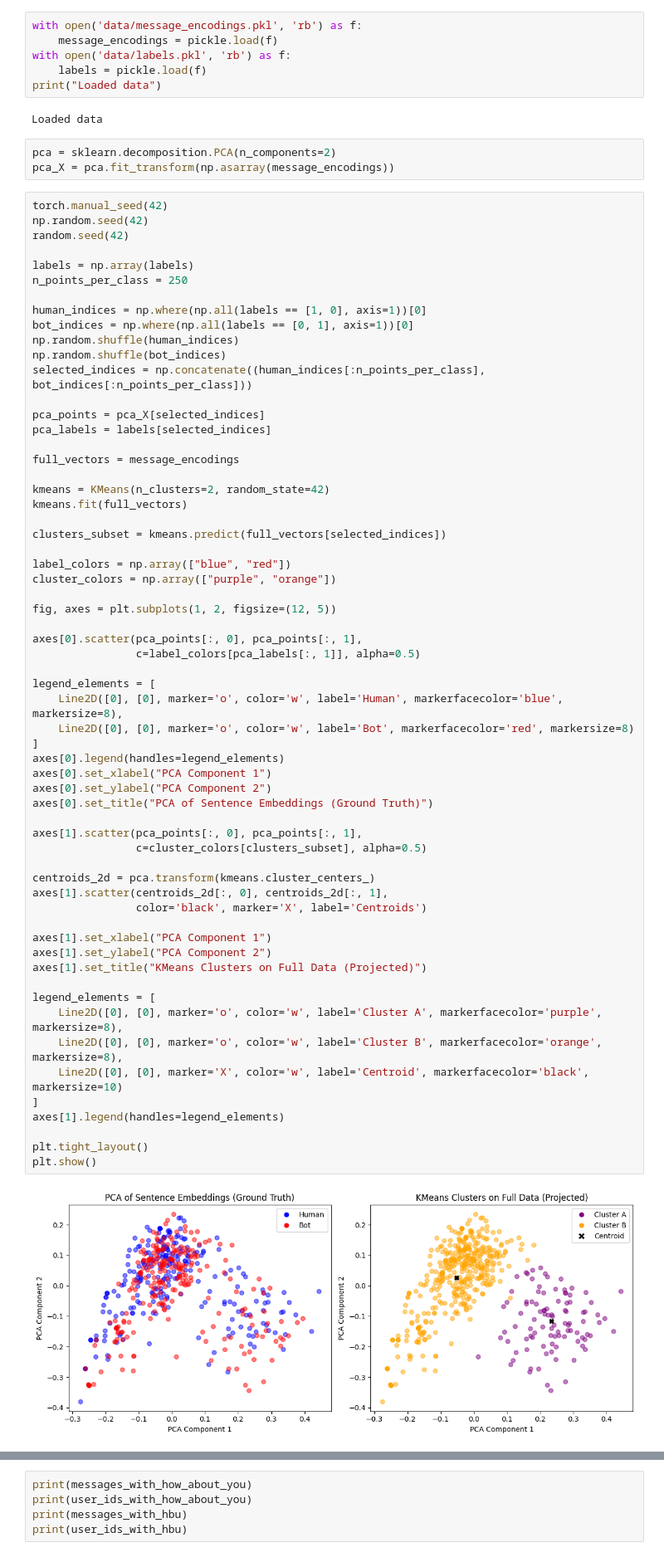
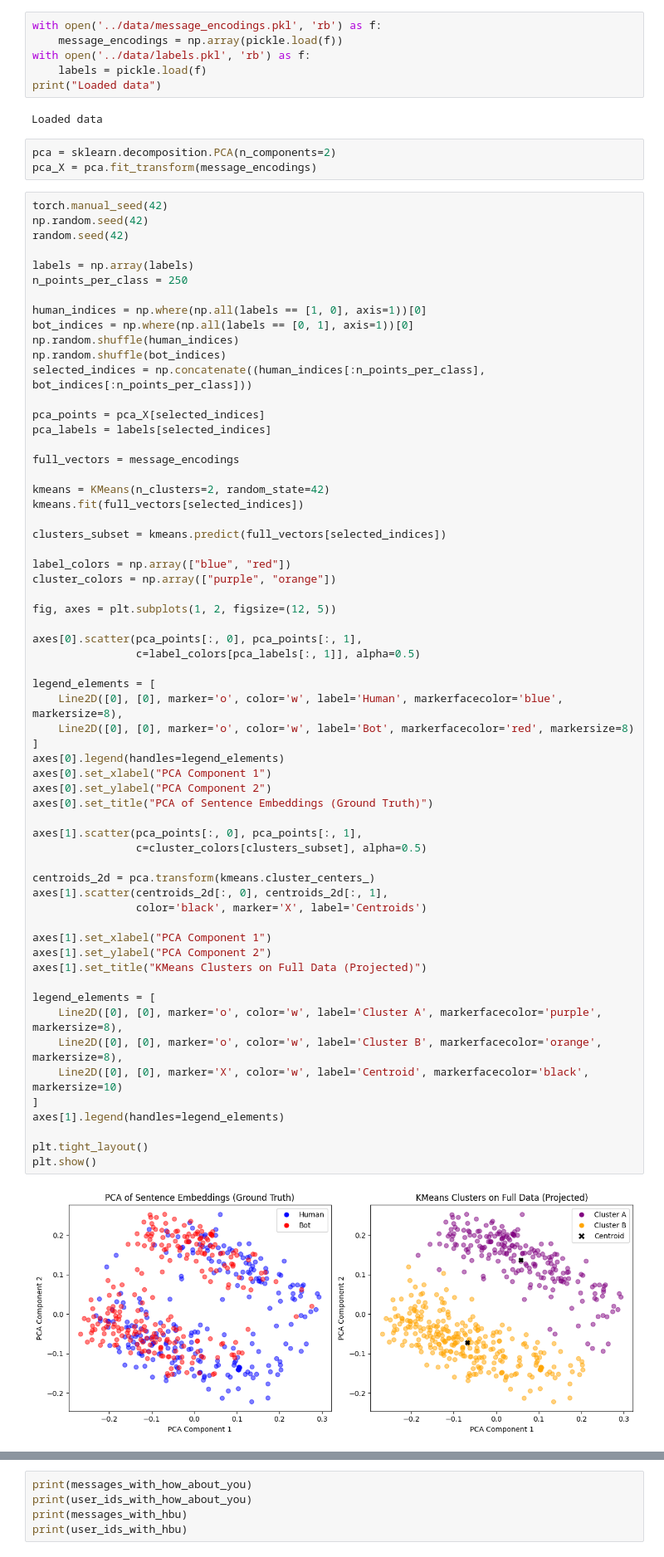
Before and after one commit to Viktor-Szolga/reverse-turing-game-classifier, a Jupyter notebook: analysis/data_analysis.ipynb, the cells around one changed output, grey strips where cells are left out. Shown: that part at 83% size. Cells and saved outputs as stored; diff of their text form.

```diff
--- a/analysis/data_analysis.ipynb
+++ b/analysis/data_analysis.ipynb
@@ -498,16 +461,16 @@ print(sum(1 if len(msg)>0 and msg[-1] in punctuation_list else 0 for msg, user_i
 Fraction of messages ending in punctuation for humans
 0.2026290477717217
 # %%
-with open('data/message_encodings.pkl', 'rb') as f:
-    message_encodings = pickle.load(f)
-with open('data/labels.pkl', 'rb') as f:
+with open('../data/message_encodings.pkl', 'rb') as f:
+    message_encodings = np.array(pickle.load(f))
+with open('../data/labels.pkl', 'rb') as f:
     labels = pickle.load(f)
 print("Loaded data")
 # %% [output]
 Loaded data
 # %%
 pca = sklearn.decomposition.PCA(n_components=2)
-pca_X = pca.fit_transform(np.asarray(message_encodings))
+pca_X = pca.fit_transform(message_encodings)
 # %%
 torch.manual_seed(42)
 np.random.seed(42)
@@ -528,7 +491,7 @@ pca_labels = labels[selected_indices]
 full_vectors = message_encodings
 
 kmeans = KMeans(n_clusters=2, random_state=42)
-kmeans.fit(full_vectors)
+kmeans.fit(full_vectors[selected_indices])
 
 clusters_subset = kmeans.predict(full_vectors[selected_indices])
 
@@ -543,34 +506,34 @@ axes[0].scatter(pca_points[:, 0], pca_points[:, 1],
 legend_elements = [
     Line2D([0], [0], marker='o', color='w', label='Human', markerfacecolor='blue', markersize=8),
     Line2D([0], [0], marker='o', color='w', label='Bot', markerfacecolor='red', markersize=8)
 ]
 axes[0].legend(handles=legend_elements)
 axes[0].set_xlabel("PCA Component 1")
 axes[0].set_ylabel("PCA Component 2")
 axes[0].set_title("PCA of Sentence Embeddings (Ground Truth)")
 
 axes[1].scatter(pca_points[:, 0], pca_points[:, 1],
                 c=cluster_colors[clusters_subset], alpha=0.5)
 
 centroids_2d = pca.transform(kmeans.cluster_centers_)
 axes[1].scatter(centroids_2d[:, 0], centroids_2d[:, 1],
                 color='black', marker='X', label='Centroids')
 
 axes[1].set_xlabel("PCA Component 1")
 axes[1].set_ylabel("PCA Component 2")
 axes[1].set_title("KMeans Clusters on Full Data (Projected)")
 
 legend_elements = [
     Line2D([0], [0], marker='o', color='w', label='Cluster A', markerfacecolor='purple', markersize=8),
     Line2D([0], [0], marker='o', color='w', label='Cluster B', markerfacecolor='orange', markersize=8),
     Line2D([0], [0], marker='X', color='w', label='Centroid', markerfacecolor='black', markersize=10)
 ]
 axes[1].legend(handles=legend_elements)
 
 plt.tight_layout()
 plt.show()
 # %% [output]
-[figure, old version]
+[figure, new version]
 # %%
 messages_with_how_about_you= []
 user_ids_with_how_about_you = []
```
Also changed, not shown: parts of 3 cells of this notebook, 2 other files.
